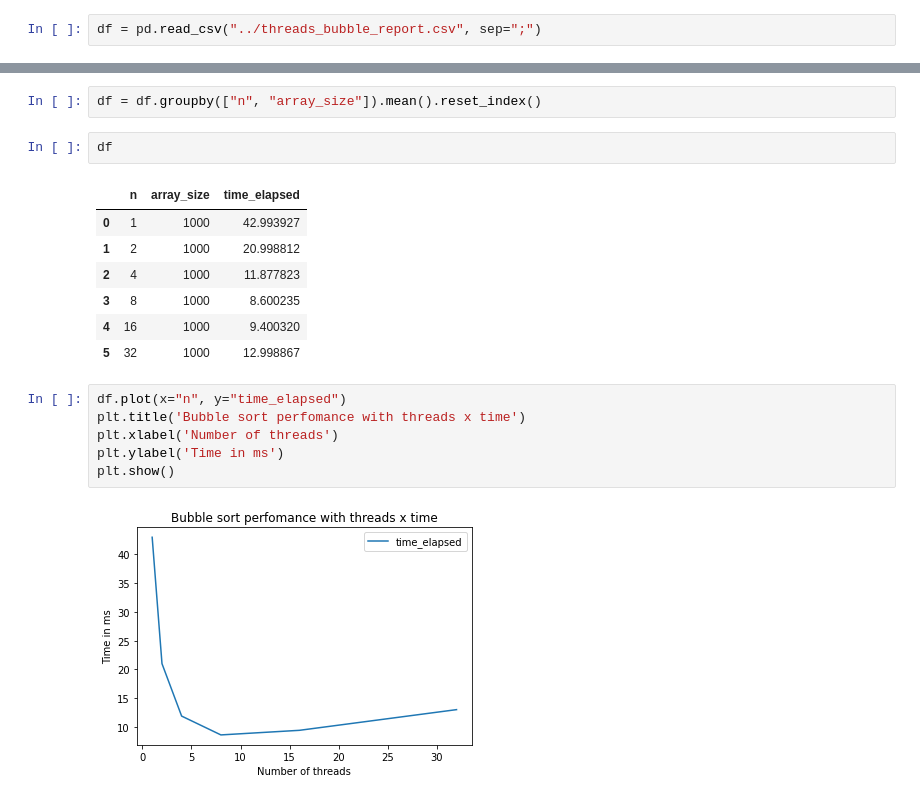
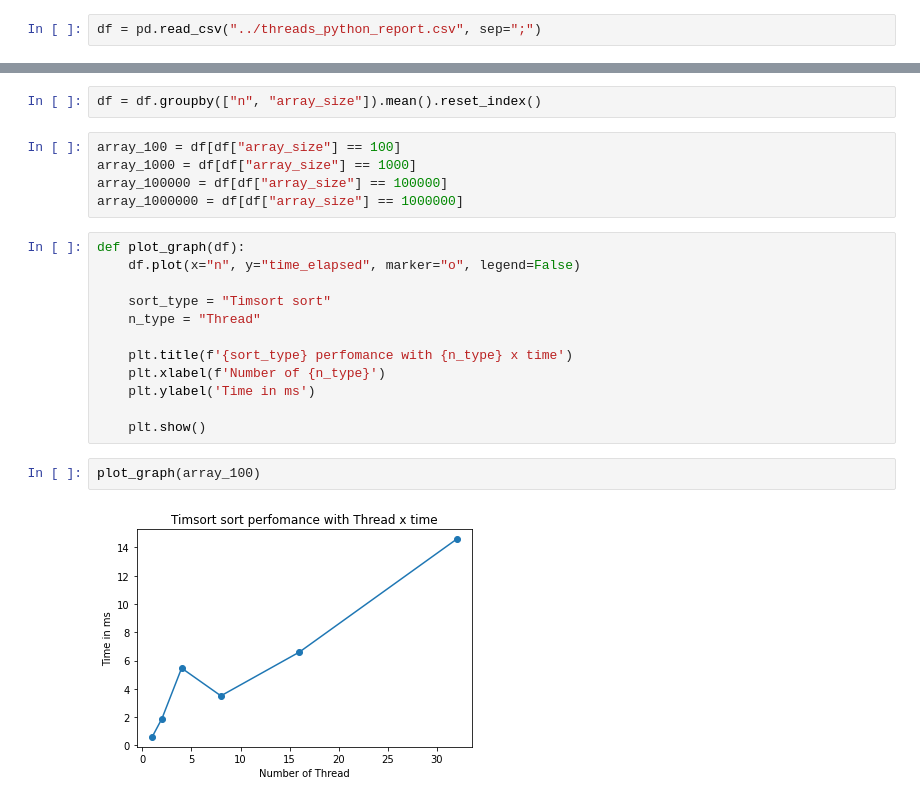
Before and after one commit to AHalic/SisDist_Labs, a Jupyter notebook: Lab_1/analysis/analysis.ipynb, the cells around one changed output, grey strips where cells are left out. Drawn from its saved outputs; the diff is of its cells as text.

```diff
--- a/Lab_1/analysis/analysis.ipynb
+++ b/Lab_1/analysis/analysis.ipynb
@@ -3,26 +3,29 @@ import pandas as pd
 import seaborn as sns
 import matplotlib.pyplot as plt
 # %%
-df = pd.read_csv("../threads_bubble_report.csv", sep=";")
+df = pd.read_csv("../threads_python_report.csv", sep=";")
 # %%
 df  = df.drop(columns=["time"])
 # %%
 df = df.groupby(["n", "array_size"]).mean().reset_index()
-# %%
-df
-# %% [output]
-|  | n | array_size | time_elapsed |
-| 0 | 1 | 1000 | 42.993927 |
-| 1 | 2 | 1000 | 20.998812 |
-| 2 | 4 | 1000 | 11.877823 |
-| 3 | 8 | 1000 | 8.600235 |
-| 4 | 16 | 1000 | 9.400320 |
-| 5 | 32 | 1000 | 12.998867 |
+# %%
+array_100 = df[df["array_size"] == 100]
+array_1000 = df[df["array_size"] == 1000]
+array_100000 = df[df["array_size"] == 100000]
+array_1000000 = df[df["array_size"] == 1000000]
 # %%
-df.plot(x="n", y="time_elapsed")
-plt.title('Bubble sort perfomance with threads x time')
-plt.xlabel('Number of threads')
-plt.ylabel('Time in ms')
-plt.show()
+def plot_graph(df):
+    df.plot(x="n", y="time_elapsed", marker="o", legend=False)
+
+    sort_type = "Timsort sort"
+    n_type = "Thread"
+
+    plt.title(f'{sort_type} perfomance with {n_type} x time')
+    plt.xlabel(f'Number of {n_type}')
+    plt.ylabel('Time in ms')
+
+    plt.show()
-# %% [output]
-[figure, removed]
+# %%
+plot_graph(array_100)
+# %% [output]
+[figure, added]
```
Also changed, not shown: parts of 3 cells of this notebook.
